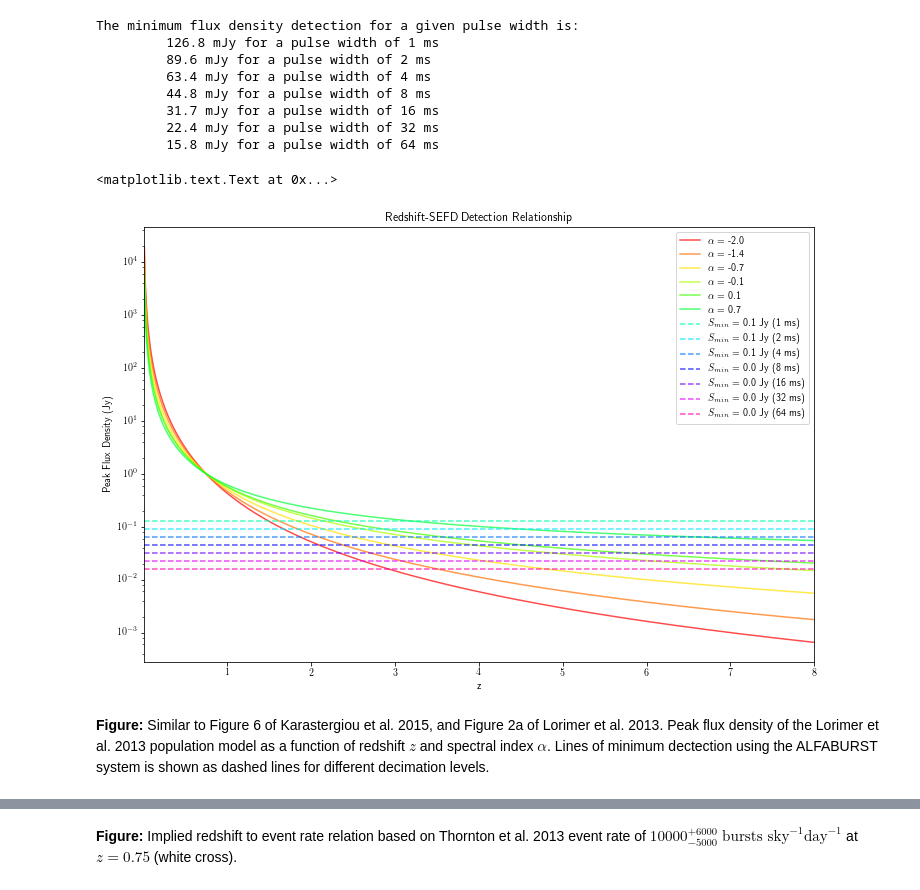
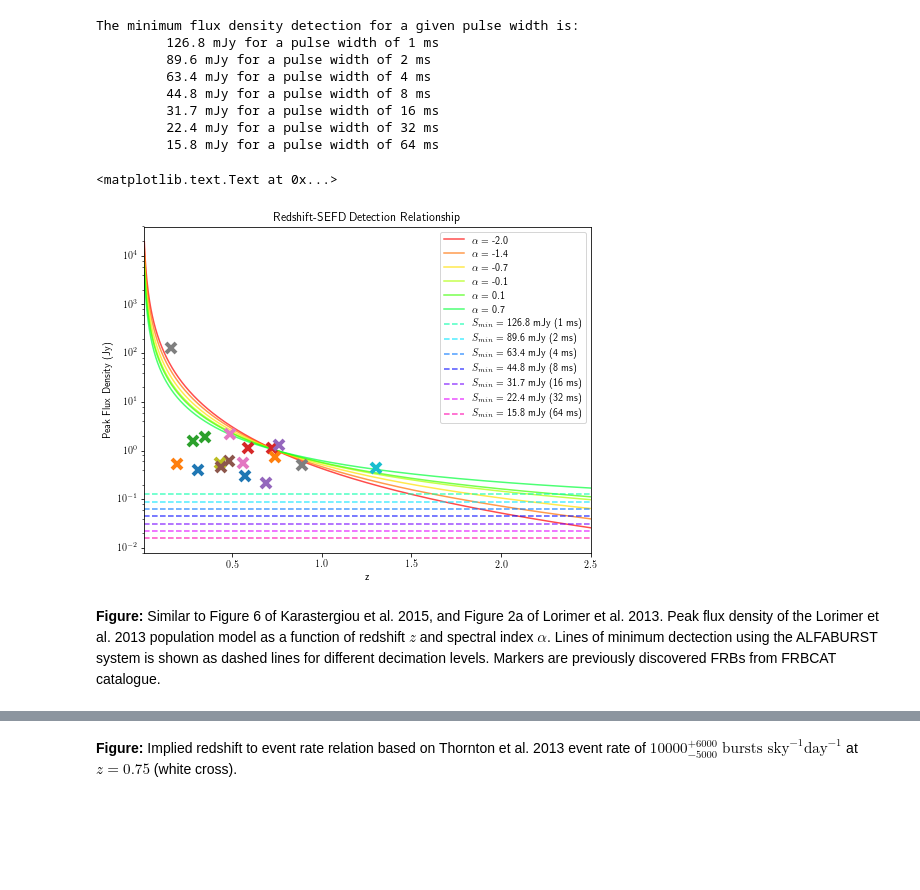
Before and after one commit to griffinfoster/alfaburst-initial-survey, a Jupyter notebook: notebooks/frb_event_rate.ipynb, the cells around one changed output, grey strips where cells are left out. Drawn from its saved outputs; the diff is of its cells as text; code cells hidden in the pictures; blank space fills up the shorter version.

Commit message:
added FRBCAT markers to sensitivity plot

```diff
--- a/notebooks/frb_event_rate.ipynb
+++ b/notebooks/frb_event_rate.ipynb
@@ -13,10 +23,11 @@ import numpy as np
 import matplotlib.pyplot as plt
 import scipy.integrate
 from matplotlib import rc
+import pandas as pd
 
 %matplotlib inline
 rc('text', usetex=True)
-plt.rcParams['figure.figsize'] = (12, 8)
+plt.rcParams['figure.figsize'] = (8, 6)
 # %% [markdown]
 Equation 6 of Karastergiou et al. 2015 is derived from the radiometer equation:
 
@@ -47,7 +58,8 @@ fObsMax = 1403e6 # ALFABURST 56 MHz bandwidth system max frequency
 alphas = [-2., -1.4, -0.7, -0.1, 0.1, 0.7] # spectral indicies to model
 zMin = 0.01
 #zMax = 4.0
-zMax = 7.997 # minimum z based on pointing and NE2001 from frb_search_volume.ipynb
+#zMax = 7.997 # minimum z based on pointing and NE2001 from frb_search_volume.ipynb
+zMax = 2.5
 # %%
 print 'The minimum flux density detection for a given pulse width is:'
 for sMinVal, pwVal in zip(sMin, pulseWidth):
@@ -116,40 +128,66 @@ def calcSpeak(LModel, z, alpha, fObsMin, fObsMax, fLumMin=1e7, fLumMax=1e10):
             * (((fObsMax**(alpha+1.)) - (fObsMin**(alpha+1.)))/(fObsMax - fObsMin))
 
     return sPeak / 1e-19
+# %%
+# From FRBCAT
+df = pd.DataFrame(index=['Flux', 'W', 'DM', 'z'])
+df['FRB010125'] = [0.30, 9.4, 790., 0.57]
+df['FRB010621'] = [0.53, 8., 748., 0.19]
+df['FRB010724'] = [1.57, 20., 375., 0.28]
+df['FRB090625'] = [1.14, 1.92, 899.55, 0.72]
+df['FRB110220'] = [1.3, 5.6, 944.38, 0.76]
+df['FRB110523'] = [0.6, 1.73, 623.3, 0.48]
+df['FRB110626'] = [0.56, 1.4, 723., 0.56]
+df['FRB110703'] = [0.5, 4.3, 1103.6, 0.89]
+df['FRB120127'] = [0.55, 1.1, 553.3, 0.43]
+df['FRB121002'] = [0.43, 5.44, 1629.18, 1.3]
+df['FRB121102'] = [0.4, 3., 557., 0.31]
+df['FRB130626'] = [0.74, 1.98, 952.4, 0.74]
+df['FRB130628'] = [1.91, 0.64, 469.88, 0.35]
+df['FRB131104'] = [1.12, 2.08, 779., 0.59]
+df['FRB130729'] = [0.22, 15.61, 861., 0.69]
+df['FRB140514'] = [0.47, 2.8, 562.7, 0.44]
+df['FRB150418'] = [2.20, 0.8, 776.2, 0.49]
+df['FRB150807'] = [128., 0.35, 266.5, 0.16]
 # %%
 zArr = np.linspace(zMin, zMax, 1024)
 sPeakArr = np.zeros((len(alphas), len(zArr)))
 
 cmap = plt.cm.hsv
 colors = iter(cmap(np.linspace(0, 0.9, len(alphas) + len(sMin))))
 
 for aid, alpha in enumerate(alphas):
     LModel = calcLModel(alphaRef=alpha)
     for zid,zz in enumerate(zArr):
         sPeakArr[aid, zid] = calcSpeak(LModel, zz, alpha, fObsMin, fObsMax)
     plt.semilogy(zArr, sPeakArr[aid], color=next(colors), alpha=0.7, label=r'$\alpha =$ %1.1f'%alpha)
 
 idxArr = np.zeros((len(sMin),len(alphas)), dtype='int')
 #for sMinVal, pwVal in zip(sMin, pulseWidth):
 for smid, sMinVal in enumerate(sMin):
     pwVal = pulseWidth[smid]
     plt.axhline(y=sMinVal, xmin=0.0, xmax=1.0, color=next(colors), linestyle="--", alpha=0.7, \
-                label='$S_{min}=$ %1.1f Jy (%.0f ms)'%(sMinVal, pwVal/1000.))
+                label='$S_{min}=$ %1.1f mJy (%.0f ms)'%(sMinVal*1000., pwVal/1000.))
     for aid, alpha in enumerate(alphas):
         idx = np.argmin(np.abs(sPeakArr[aid] - sMinVal)) # array index of nearest sMin/alpha flux density crossing
         #print alpha, sMinVal, idx, zArr[idx]
         idxArr[smid, aid] = idx
+
+for idx, row in df.iteritems():
+    #print idx, row
+    plt.plot(row['z'], row['Flux'], "x", markersize=10, markeredgewidth=4)
 
 plt.legend()
 plt.xlim(zMin, zMax)
 plt.xlabel('z')
 plt.ylabel('Peak Flux Density (Jy)')
 plt.title('Redshift-SEFD Detection Relationship')
+#plt.savefig('redshift-sefd.svg')
 # %% [output]
 <matplotlib.text.Text at 0x...>
-[figure, old version]
+[figure, new version]
 # %% [markdown]
-**Figure:** Similar to Figure 6 of Karastergiou et al. 2015, and Figure 2a of Lorimer et al. 2013. Peak flux density of the Lorimer et al. 2013 population model as a function of redshift $z$ and spectral index $\alpha$. Lines of minimum dectection using the ALFABURST system is shown as dashed lines for different decimation levels.
+**Figure:** Similar to Figure 6 of Karastergiou et al. 2015, and Figure 2a of Lorimer et al. 2013. Peak flux density of the Lorimer et al. 2013 population model as a function of redshift $z$ and spectral index $\alpha$. Lines of minimum dectection using the ALFABURST system is shown as dashed lines for different decimation levels. Markers are previously discovered FRBs from FRBCAT catalogue.
 # %%
 # lorimer 2b, karastergious 6 - rate to redshift relationship
 def thorntonRate(z):
```
Also changed, not shown: parts of 3 cells of this notebook, 1 other file.
